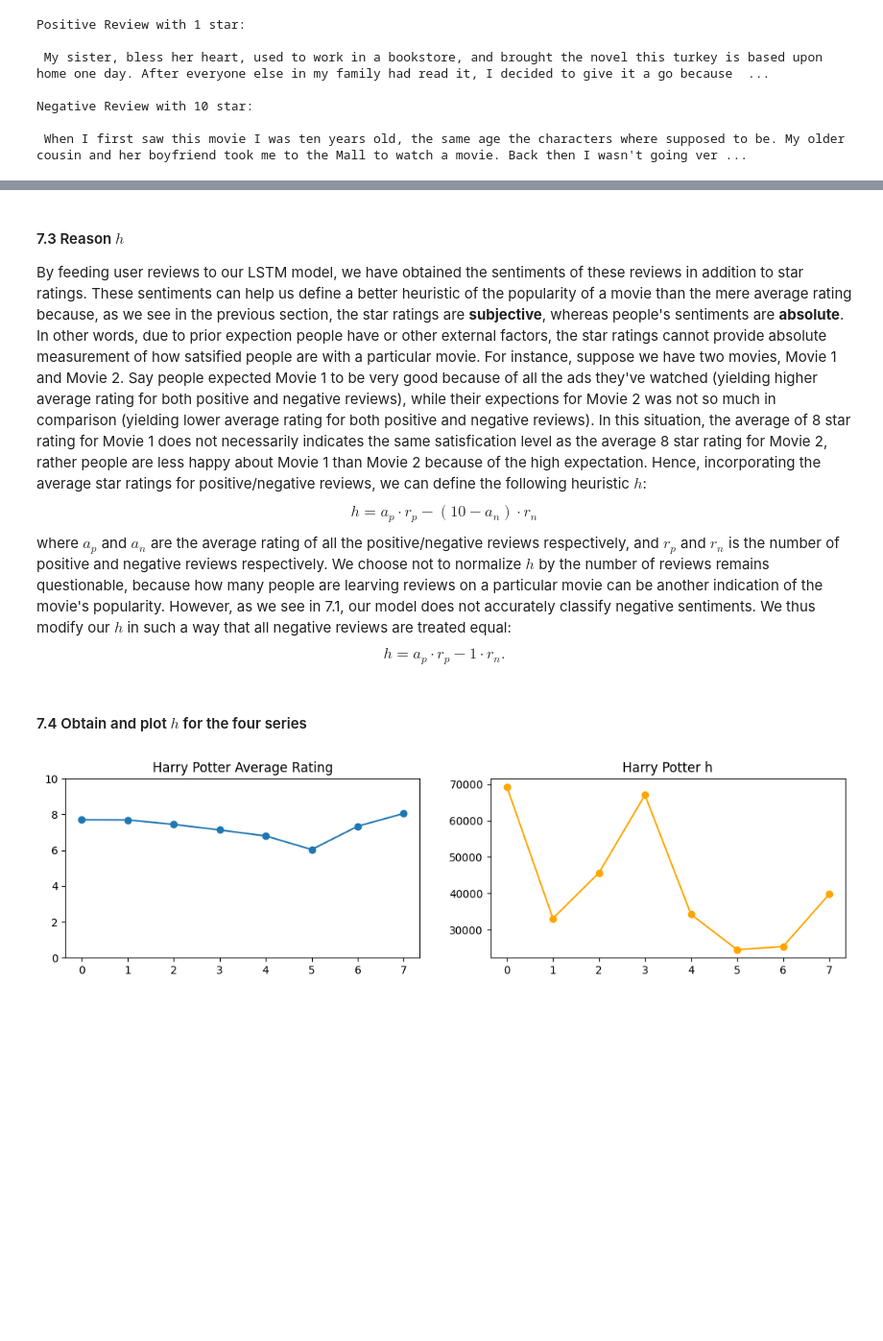
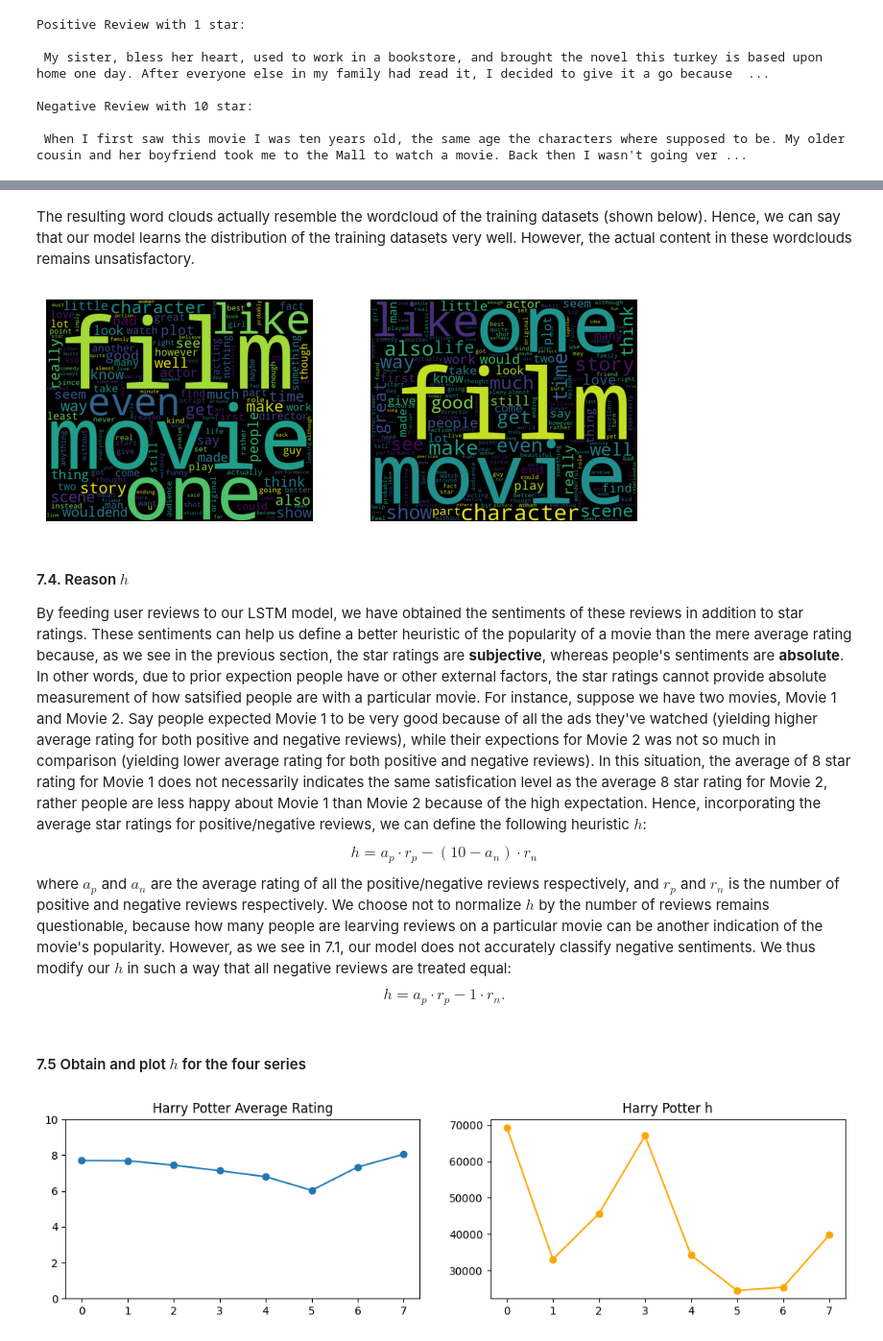
Before and after one commit to jcheigh/Sequels-Sentiment-Analysis, a Jupyter notebook: main.ipynb, the cells around one changed output, grey strips where cells are left out. Shown at 96% size. Saved outputs shown, nothing was run; the diff lists cells and outputs as text; code cells hidden in the pictures; blank space fills up the shorter version.

```diff
--- a/main.ipynb
+++ b/main.ipynb
@@ -744,3 +807,38 @@ Negative Review with 10 star:
+# %% [markdown]
+The resulting word clouds actually resemble the wordcloud of the training datasets (shown below). Hence, we can say that our model learns the distribution of the training datasets very well. However, the actual content in these wordclouds remains unsatisfactory.
+# %%
+# get text
+train_path = './train_data/train.csv'
+train_df = pd.read_csv(train_path)
+train_pos_text, train_neg_text = '', ''
+
+for j in range(train_df.shape[0]):
+    s, r = list(train_df['sentiment'].values)[j], list(train_df['text'].values)[j]
+    if s == 'neg':
+        train_neg_text += r
+    else:
+        train_pos_text += r
+
+# parse text
+train_neg_text, train_pos_text = data.parse_text(train_neg_text), data.parse_text(train_pos_text)
+
+# plot
+train_neg_wordcloud = WordCloud(width = 600, height = 500, stopwords=['br'], min_font_size = 10).generate(train_neg_text)
+train_pos_wordcloud = WordCloud(width = 600, height = 500, stopwords=['br'], min_font_size = 10).generate(train_pos_text)
+
+plt.figure(figsize=(8, 3))
+plt.tight_layout(pad = 0)
+
+plt.subplot(1,2,1)
+plt.axis("off")
+plt.imshow(train_neg_wordcloud)
+
+plt.subplot(1,2,2)
+plt.axis("off")
+plt.imshow(train_pos_wordcloud)
+plt.show()
+# %% [output]
+[figure, added]
 # %% [markdown]
-#### 7.3 Reason $h$
+#### 7.4. Reason $h$
 
@@ -748,5 +846,5 @@ By feeding user reviews to our LSTM model, we have obtained the sentiments of th
 # %% [markdown]
-#### 7.4 Obtain and plot $h$ for the four series
+#### 7.5 Obtain and plot $h$ for the four series
 # %%
 def compute_h(series, num):
     hp_avg, (hp_pos_avg, hp_num_pos), (hp_neg_avg, hp_num_neg) = get_average_ratings(series, num)
```
Also changed, not shown: parts of 3 cells of this notebook.
